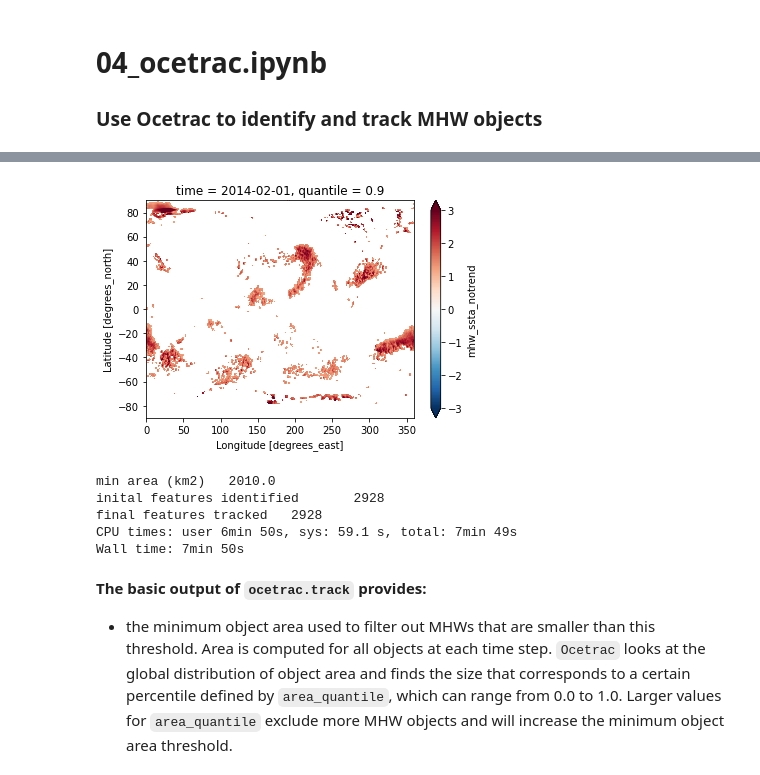
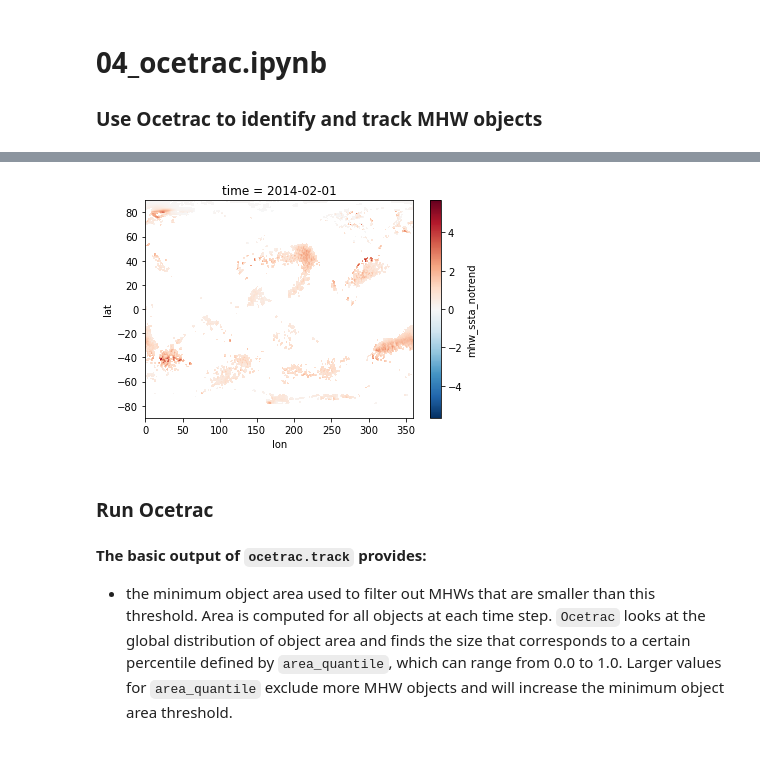
Before and after one commit to ocetrac/marine-heatwaves, a Jupyter notebook: 04_ocetrac.ipynb, the cells around one changed output, grey strips where cells are left out. Cells and saved outputs as stored; diff of their text form; code cells hidden in the pictures.

```diff
--- a/04_ocetrac.ipynb
+++ b/04_ocetrac.ipynb
@@ -20,0 +11,6 @@ mask = ds.mask.where((ds.lat<65) & (ds.lat>-70), drop=False, other=0)
+# %%
+file_path_list = ('/burg/abernathey/users/hillary/oisst_v21/positive_extremes_OISSTv21.nc',
+                  '/burg/abernathey/users/hillary/oisst_v21/preprocessed_OISSTv21.nc')
+
+ds = xr.open_mfdataset(file_path_list)
+ds
@@ -21,14 +43,5 @@ mask = ds.mask.where((ds.lat<65) & (ds.lat>-70), drop=False, other=0)
 # %%
 # plot of SSTA that exceeds a predefined threshold (e.g. 90th percentile)
-ds.mhw_ssta_notrend.sel(time=('2014-2-01')).plot(vmin=-3, vmax=3, cmap='RdBu_r', extend='both');
+ds.mhw_ssta_notrend.sel(time=('2014-2-01')).plot();
 # %% [output]
-[figure, old version]
+[figure, new version]
-# %%
-%%time
-labels, N = ocetrac.track(ds.mhw_ssta_notrend, mask, radius=10, area_quantile=0.75)
-# %% [output]
-min area (km2)   2010.0
-inital features identified       2928
-final features tracked   2928
-CPU times: user 6min 50s, sys: 59.1 s, total: 7min 49s
-Wall time: 7min 50s
@@ -36,0 +48,2 @@ labels = labels.where(labels!=0, drop=False, other=np.nan)
+# %% [markdown]
+### Run Ocetrac
```
Also changed, not shown: parts of 16 cells of this notebook, 1 other file.
